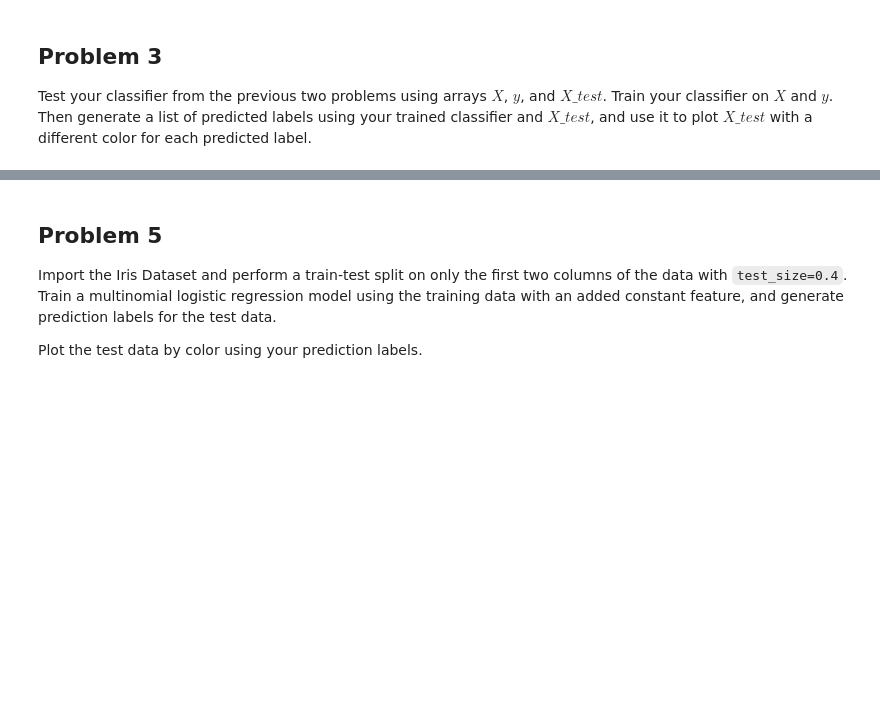
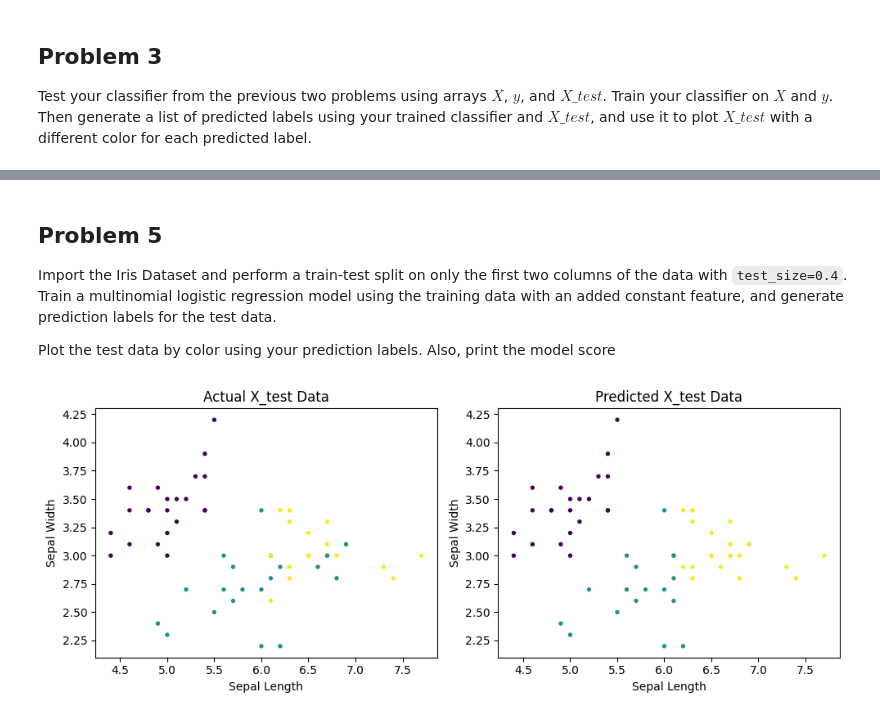
Before and after one commit to binDebug3/volume3, a Jupyter notebook: byu_vol3/LogisticRegression/logistic_regression.ipynb, the cells around one changed output, grey strips where cells are left out. Saved outputs shown, nothing was run; the diff lists cells and outputs as text; code cells hidden in the pictures; blank space fills up the shorter version.

```diff
--- a/byu_vol3/LogisticRegression/logistic_regression.ipynb
+++ b/byu_vol3/LogisticRegression/logistic_regression.ipynb
@@ -123,4 +196,4 @@ raise NotImplementedError("Problem 4 Incomplete")
 
 Import the Iris Dataset and perform a train-test split on only the first two columns of the data with `test_size=0.4`. Train a multinomial logistic regression model using the training data with an added constant feature, and generate prediction labels for the test data.
 
-Plot the test data by color using your prediction labels.
+Plot the test data by color using your prediction labels. Also, print the model score
@@ -128,0 +200,33 @@ raise NotImplementedError("Problem 5 Incomplete")
+# %%
+# import iris dataset
+iris = datasets.load_iris()
+X = iris.data[:,:2]
+y = iris.target
+
+# split data into training and test sets
+X_train, X_test, y_train, y_test = train_test_split(X, y, test_size=0.4)
+
+# fit model
+model = LogisticRegression(multi_class='multinomial', fit_intercept=True).fit(X_train, y_train)
+
+# predict labels
+labels = model.predict(X_test)
+
+# plot predictions
+plt.figure(figsize=(10,4))
+plt.subplot(121)
+plt.scatter(X_test[:,0], X_test[:,1], s=8, c=y_test)
+plt.xlabel('Sepal Length')
+plt.ylabel('Sepal Width')
+plt.title('Actual X_test Data')
+
+plt.subplot(122)
+plt.scatter(X_test[:,0], X_test[:,1], s=8, c=labels)
+plt.xlabel('Sepal Length')
+plt.ylabel('Sepal Width')
+plt.title('Predicted X_test Data')
+
+plt.tight_layout()
+plt.show()
+# %% [output]
+[figure, added]
```
Also changed, not shown: parts of 8 cells of this notebook, 1 other file.
